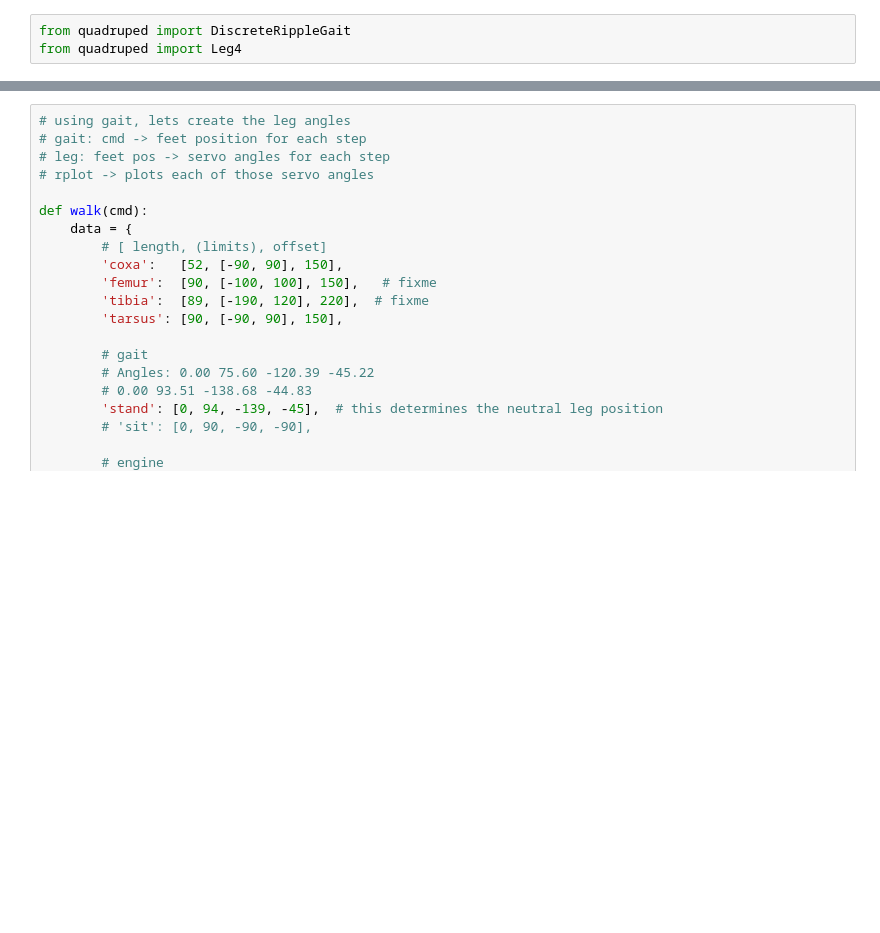
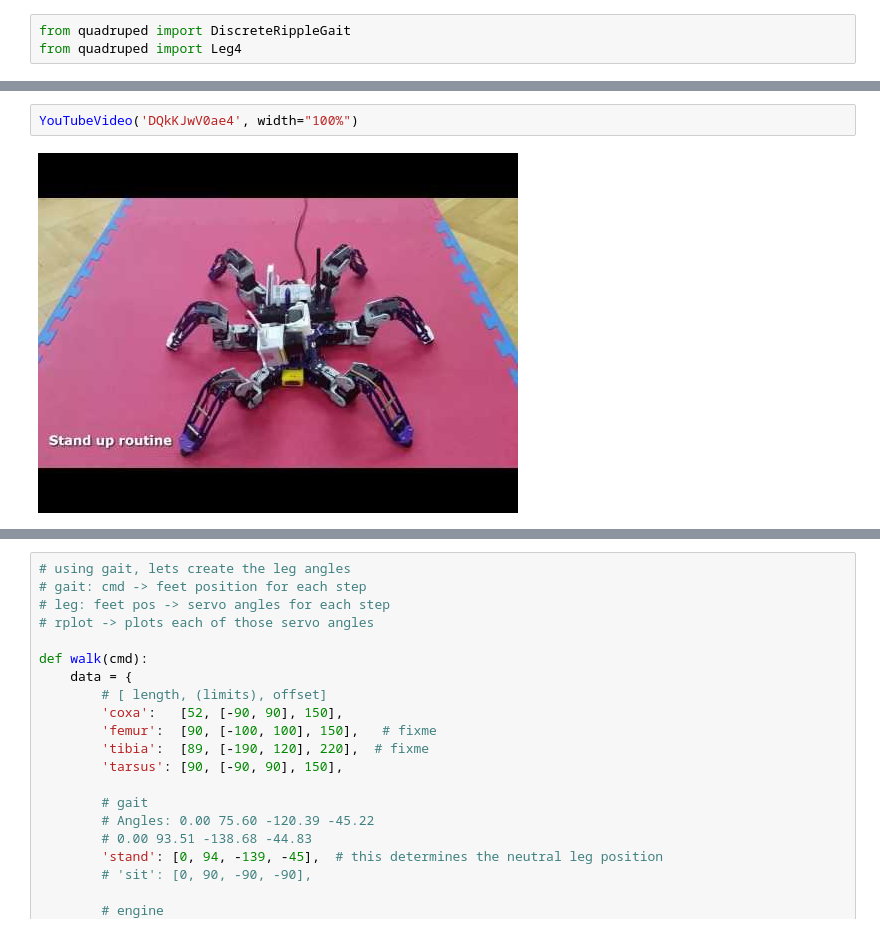
Before and after one commit to MultipedRobotics/multiped, a Jupyter notebook: ax12/docs/gait.ipynb, the cells around one changed output, grey strips where cells are left out. Drawn from its saved outputs; the diff is of its cells as text; blank space fills up the shorter version.

```diff
--- a/ax12/docs/gait.ipynb
+++ b/ax12/docs/gait.ipynb
@@ -39,3 +64,7 @@ from quadruped import Leg4
+# %%
+YouTubeVideo('DQkKJwV0ae4', width="100%")
+# %% [output]
+[figure, added]
 # %% [markdown]
 # Walking
 
```
Also changed, not shown: parts of 14 cells of this notebook, 6 other files.
